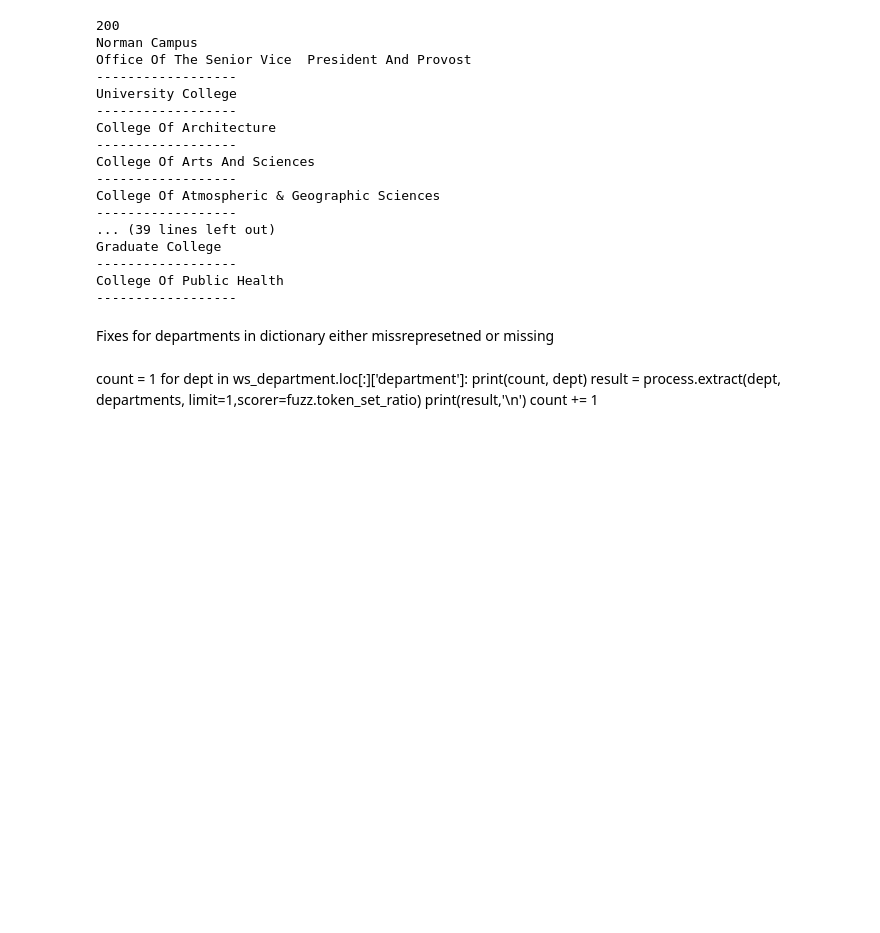
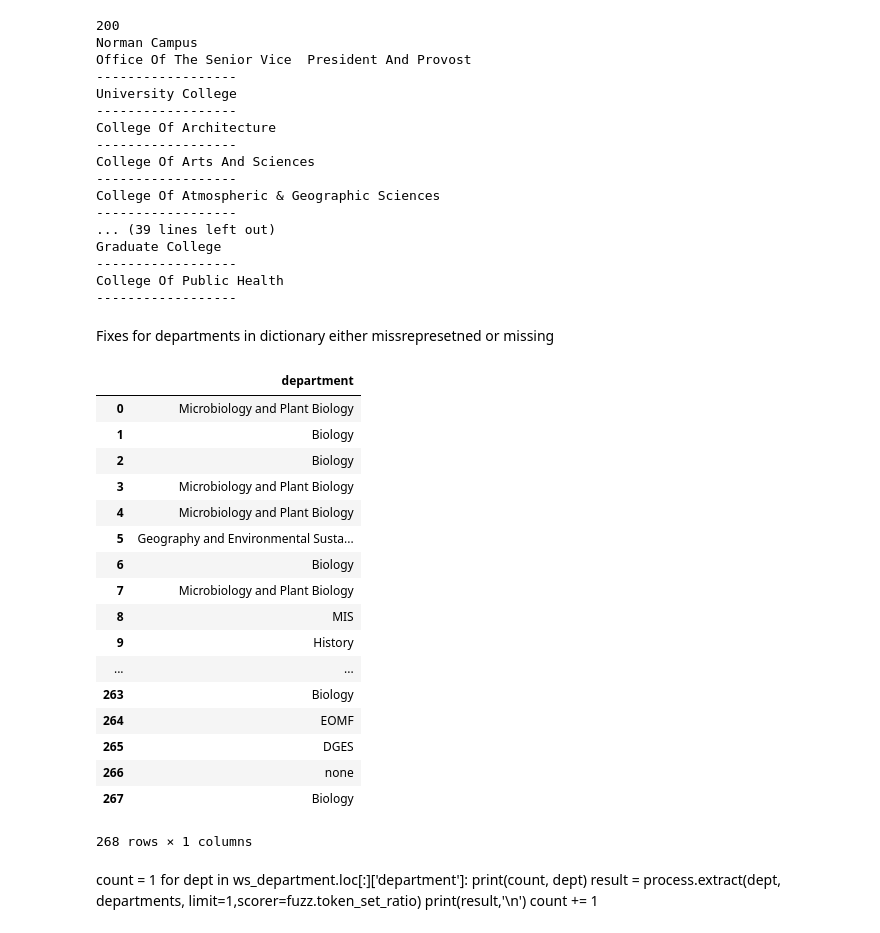
Before and after one commit to laufers/ouswc_metrics, a Jupyter notebook: dept_college_count.ipynb, the cells around one changed output. Cells and saved outputs as stored; diff of their text form; code cells hidden in the pictures; blank space fills up the shorter version.

```diff
--- a/dept_college_count.ipynb
+++ b/dept_college_count.ipynb
@@ -85,7 +85,28 @@ for college, department in fixes:
     college_dict[college].append(department)
     departments.append(department)
 # %%
-ws_department = pd.read_csv('data/departments_served-clean.csv')
+ws_department = pd.read_csv('data/departments_served-new.csv')
+# %%
+ws_department
+# %% [output]
+|  | department |
+| 0 | Microbiology and Plant Biology |
+| 1 | Biology |
+| 2 | Biology |
+| 3 | Microbiology and Plant Biology |
+| 4 | Microbiology and Plant Biology |
+| 5 | Geography and Environmental Susta... |
+| 6 | Biology |
+| 7 | Microbiology and Plant Biology |
+| 8 | MIS |
+| 9 | History |
+| ... | ... |
+| 263 | Biology |
+| 264 | EOMF |
+| 265 | DGES |
+| 266 | none |
+| 267 | Biology |
+268 rows × 1 columns
 # %%
 from fuzzywuzzy import fuzz, process
 # %% [markdown]
```
Also changed, not shown: parts of 3 cells of this notebook, 3 other files.
